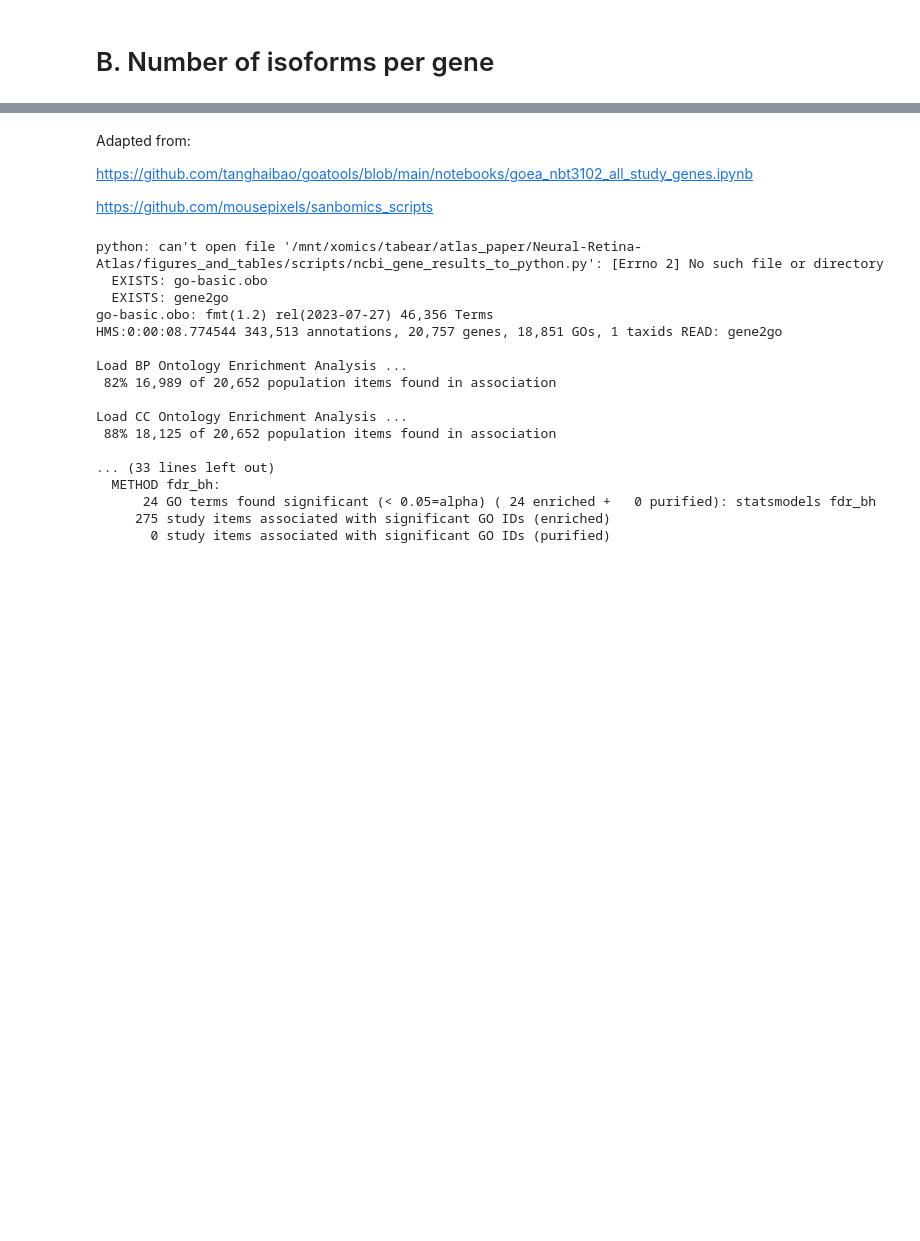
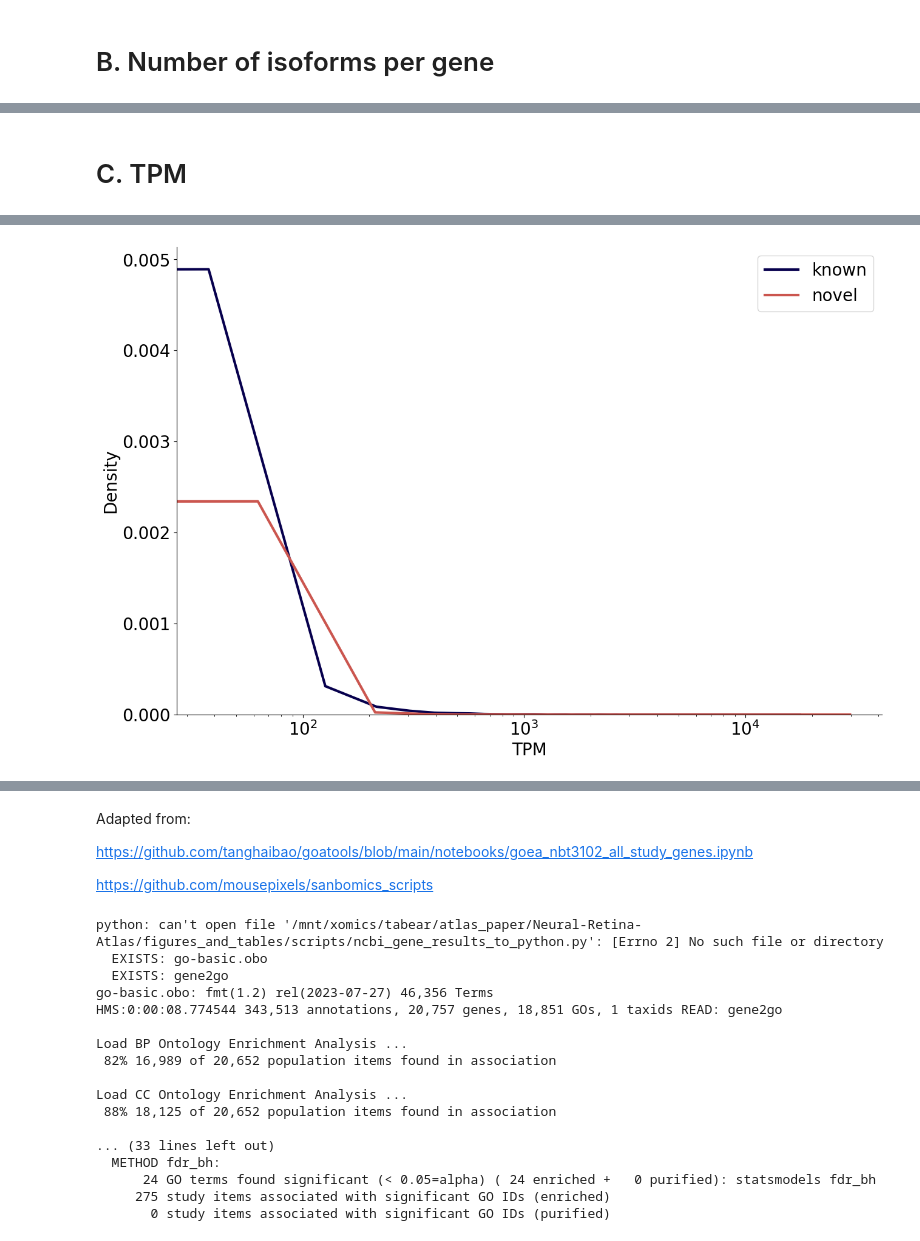
Before and after one commit to cmbi/Neural-Retina-Atlas, a Jupyter notebook: figures_and_tables/Figure_1.ipynb, the cells around one changed output, grey strips where cells are left out. Cells and saved outputs as stored; diff of their text form; code cells hidden in the pictures; blank space fills up the shorter version.

```diff
--- a/figures_and_tables/Figure_1.ipynb
+++ b/figures_and_tables/Figure_1.ipynb
@@ -130,0 +172,20 @@ Number of reference genes with a transcript: 15807
+# %% [markdown]
+# C. TPM
+# %%
+tpm = pd.read_csv('../data/transcriptomics/isoquant/isoquant_aln.sorted.transcript_model_tpm.tsv', sep = '\t')
+
+tpm_known = tpm[tpm['#feature_id'].str.contains('ENST')]
+tpm_novel = tpm[tpm['#feature_id'].str.contains('transcript')]
+
+plt.rcParams.update(rc)
+
+sns.kdeplot(tpm_known['TPM'], label='known', color='#07004D', linewidth=3)
+sns.kdeplot(tpm_novel['TPM'], label='novel', color='#cb564f', linewidth=3)
+
+plt.legend()
+plt.xscale('log')
+# Remove black x and y axis line
+sns.despine()
+plt.savefig('plots/tpm.svg', dpi = 300,  bbox_inches='tight')
+plt.show()
+# %% [output]
@@ -131 +209,2 @@ Number of reference genes with a transcript: 15807
+[figure, added]
 # %% [markdown]
```
Also changed, not shown: parts of 7 cells of this notebook, 20 other files.
